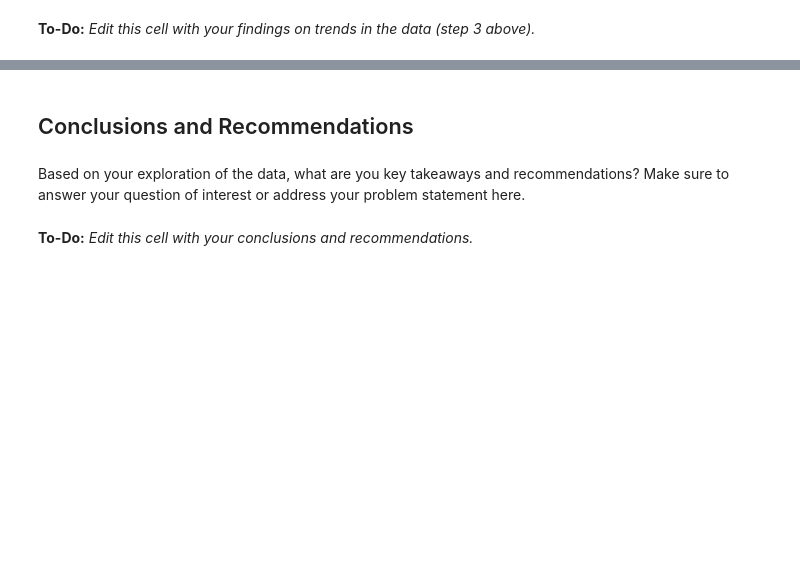
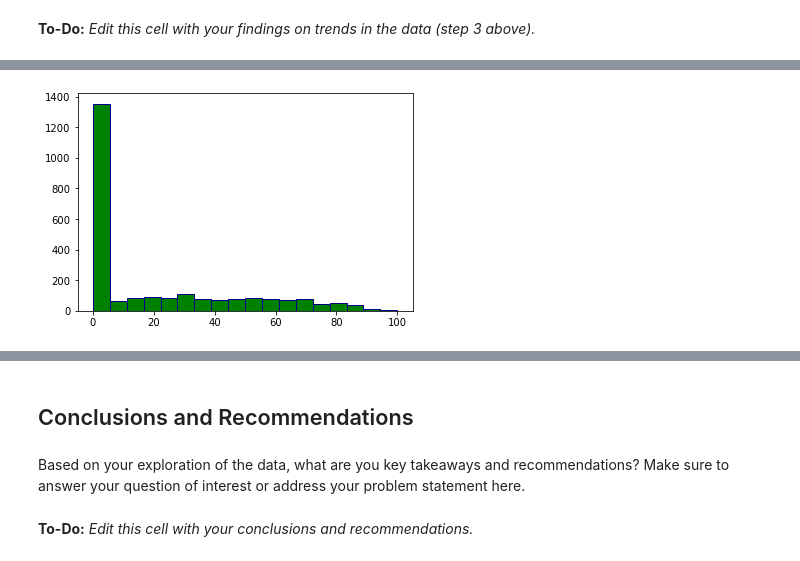
Before and after one commit to brandiehatch/project-1, a Jupyter notebook: hatch_frpm_sat_act_ca_2022.ipynb, the cells around one changed output, grey strips where cells are left out. Saved outputs shown, nothing was run; the diff lists cells and outputs as text; code cells hidden in the pictures; blank space fills up the shorter version.

```diff
--- a/hatch_frpm_sat_act_ca_2022.ipynb
+++ b/hatch_frpm_sat_act_ca_2022.ipynb
@@ -746,0 +839,4 @@ Here are some prompts to get you started with visualizations. Feel free to add a
+# %%
+plt.hist(frpm_act_sat['sat_pct_benchmark'], color='green', bins=18, ec="darkblue");
+# %% [output]
+[figure, added]
```
Also changed, not shown: parts of 22 cells of this notebook.
